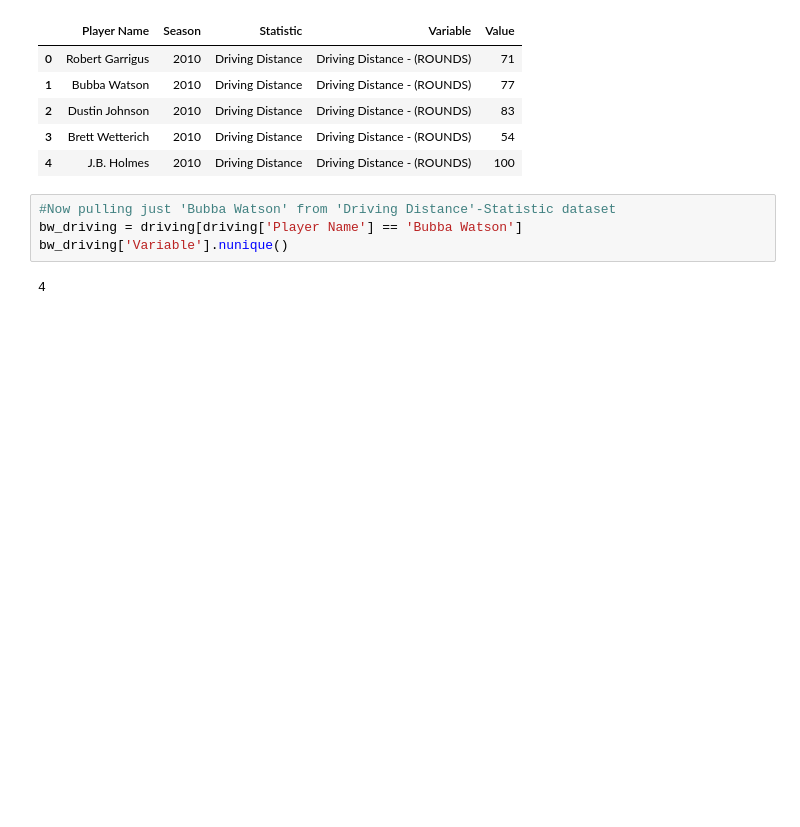
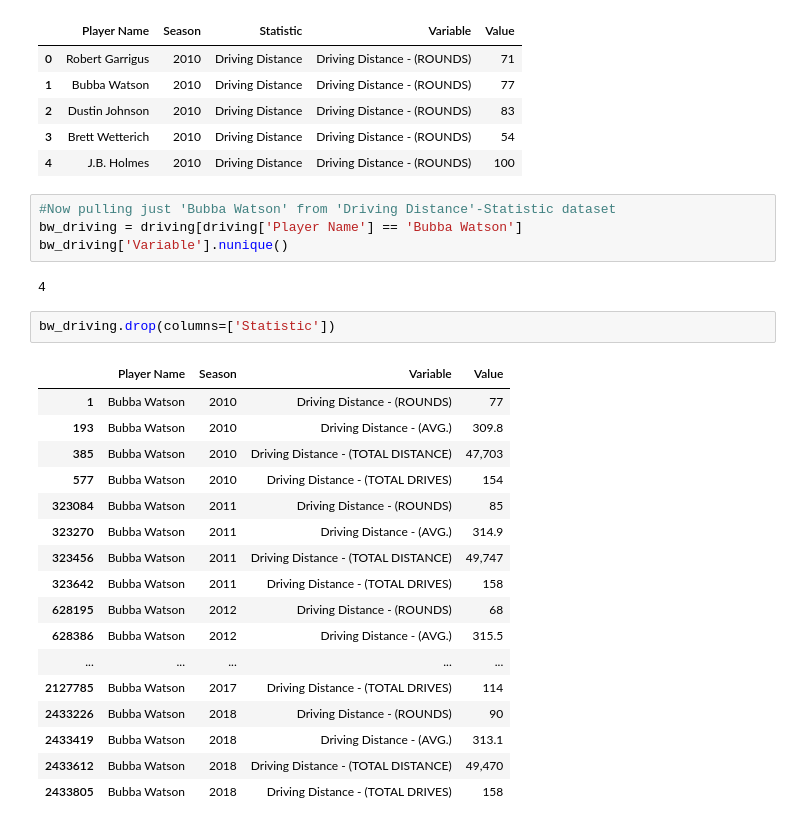
Before and after one commit to robertworkbuckley/DS-Unit-2-Applied-Modeling, a Jupyter notebook: module1-define-ml-problems/LS_DS_231_assignment.ipynb, the cells around one changed output. Cells and saved outputs as stored; diff of their text form; blank space fills up the shorter version.

```diff
--- a/module1-define-ml-problems/LS_DS_231_assignment.ipynb
+++ b/module1-define-ml-problems/LS_DS_231_assignment.ipynb
@@ -134,3 +134,23 @@ bw_driving = driving[driving['Player Name'] == 'Bubba Watson']
 bw_driving['Variable'].nunique()
 # %% [output]
 4
+# %%
+bw_driving.drop(columns=['Statistic'])
+# %% [output]
+|  | Player Name | Season | Variable | Value |
+| 1 | Bubba Watson | 2010 | Driving Distance - (ROUNDS) | 77 |
+| 193 | Bubba Watson | 2010 | Driving Distance - (AVG.) | 309.8 |
+| 385 | Bubba Watson | 2010 | Driving Distance - (TOTAL DISTANCE) | 47,703 |
+| 577 | Bubba Watson | 2010 | Driving Distance - (TOTAL DRIVES) | 154 |
+| 323084 | Bubba Watson | 2011 | Driving Distance - (ROUNDS) | 85 |
+| 323270 | Bubba Watson | 2011 | Driving Distance - (AVG.) | 314.9 |
+| 323456 | Bubba Watson | 2011 | Driving Distance - (TOTAL DISTANCE) | 49,747 |
+| 323642 | Bubba Watson | 2011 | Driving Distance - (TOTAL DRIVES) | 158 |
+| 628195 | Bubba Watson | 2012 | Driving Distance - (ROUNDS) | 68 |
+| 628386 | Bubba Watson | 2012 | Driving Distance - (AVG.) | 315.5 |
+| ... | ... | ... | ... | ... |
+| 2127785 | Bubba Watson | 2017 | Driving Distance - (TOTAL DRIVES) | 114 |
+| 2433226 | Bubba Watson | 2018 | Driving Distance - (ROUNDS) | 90 |
+| 2433419 | Bubba Watson | 2018 | Driving Distance - (AVG.) | 313.1 |
+| 2433612 | Bubba Watson | 2018 | Driving Distance - (TOTAL DISTANCE) | 49,470 |
+| 2433805 | Bubba Watson | 2018 | Driving Distance - (TOTAL DRIVES) | 158 |
```
Also changed, not shown: parts of 14 cells of this notebook, 1 other file.
